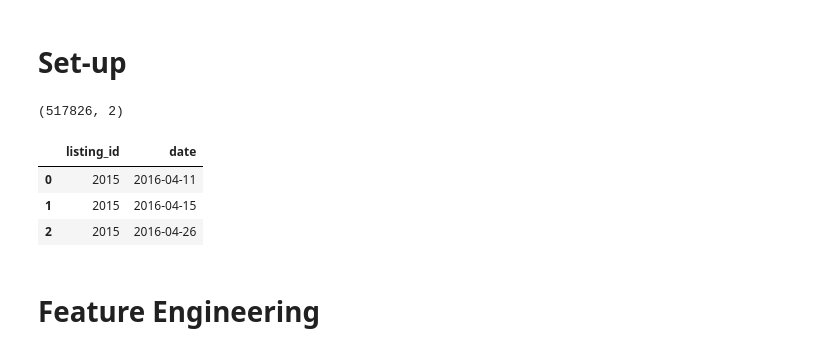
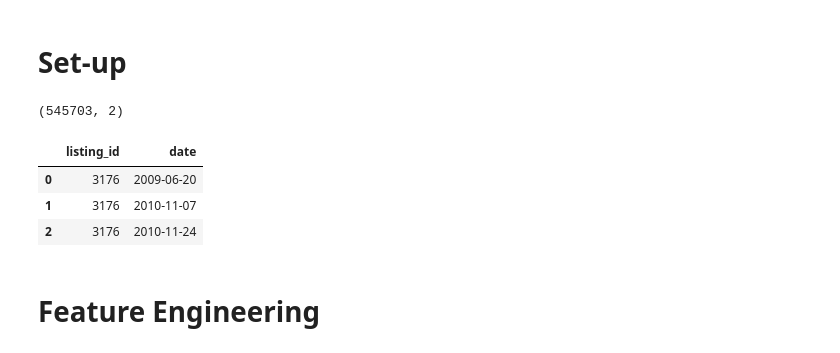
Before and after one commit to Rurbinasal/AIRBNB-Berlin-Listing-Price-Indicator, a Jupyter notebook: 3_Feature_Engineering.ipynb, the cells around one changed output. Drawn from its saved outputs; the diff is of its cells as text; code cells hidden in the pictures.

```diff
--- a/3_Feature_Engineering.ipynb
+++ b/3_Feature_Engineering.ipynb
@@ -29,15 +30,15 @@ data = pd.read_pickle("saves/data_clean.pkl")
 # %%
 # Import reviews.csv and convert date to datetime
-data_rev = pd.read_csv(f"data/{dataset_data_plus2mth}/reviews.csv")
+data_rev = pd.read_csv(f"data/{dataset_loc}_{dataset_date}/reviews.csv")
 data_rev.date = data_rev.date.astype('datetime64[D]')
 print(data_rev.shape)
 data_rev.head(3)
 # %% [output]
-(517826, 2)
+(545703, 2)
 |  | listing_id | date |
-| 0 | 2015 | 2016-04-11 |
-| 1 | 2015 | 2016-04-15 |
-| 2 | 2015 | 2016-04-26 |
+| 0 | 3176 | 2009-06-20 |
+| 1 | 3176 | 2010-11-07 |
+| 2 | 3176 | 2010-11-24 |
 # %% [markdown]
 # Feature Engineering
 # %% [markdown]
```
Also changed, not shown: parts of 13 cells of this notebook, 2 other files.
